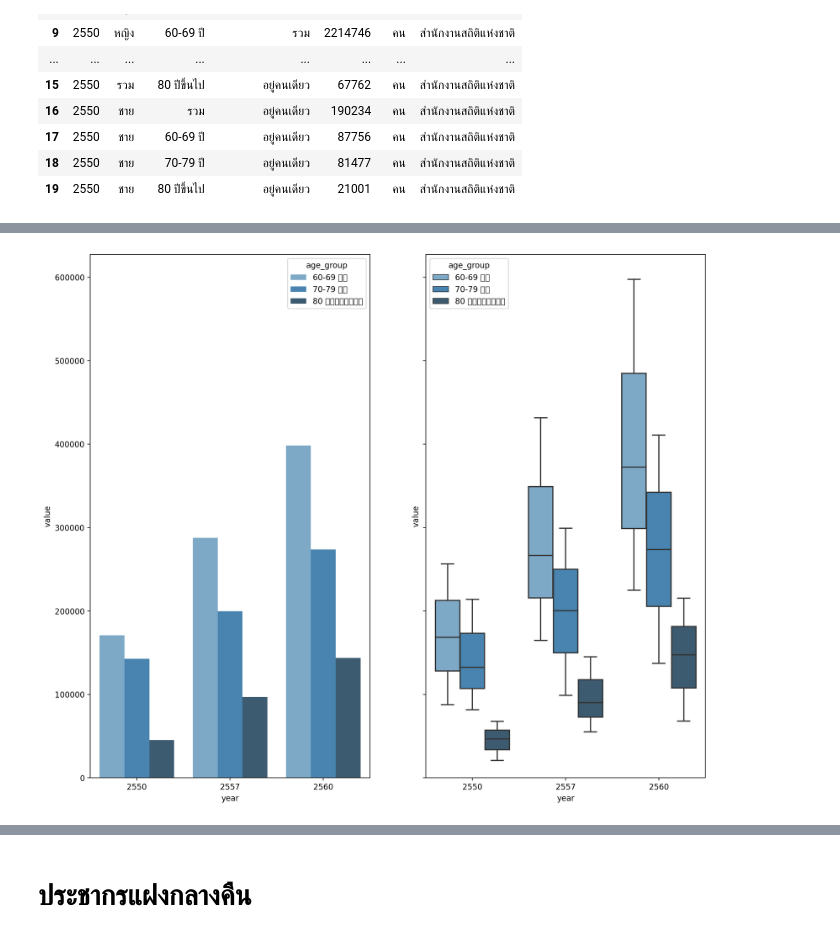
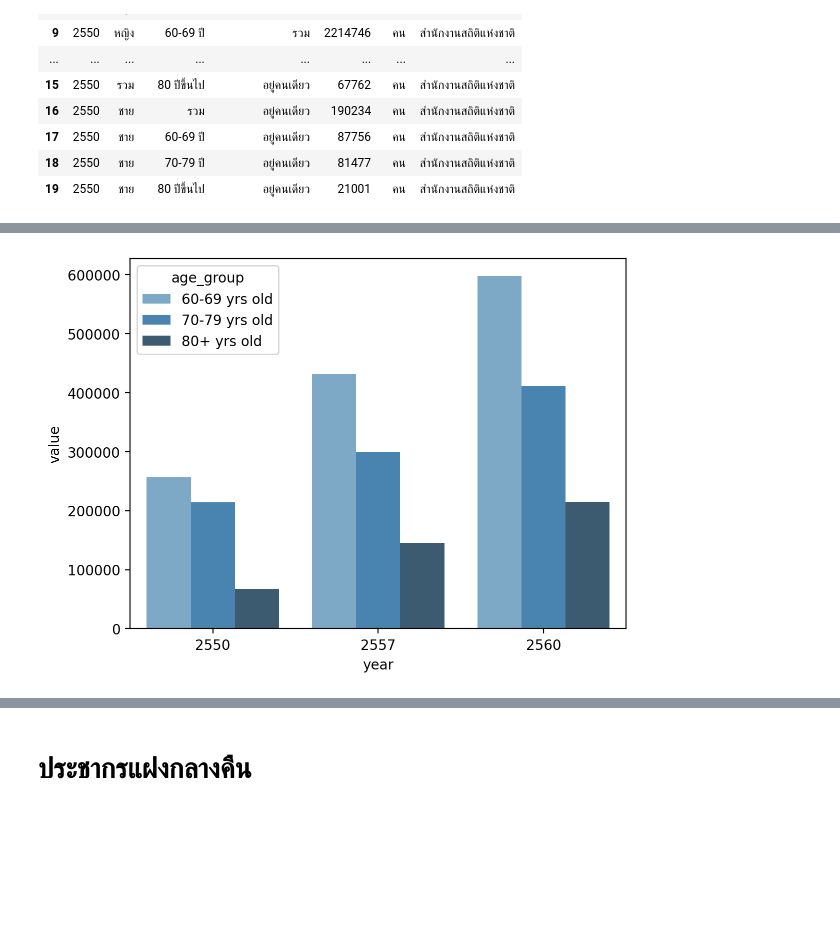
Before and after one commit to Zylink2/Machine_Learning_Project_2, a Jupyter notebook: Com/Test_Com2.ipynb, the cells around one changed output, grey strips where cells are left out. Cells and saved outputs as stored; diff of their text form; code cells hidden in the pictures; blank space fills up the shorter version.

```diff
--- a/Com/Test_Com2.ipynb
+++ b/Com/Test_Com2.ipynb
@@ -286,6 +299,3 @@ elders.head(20)
 | 17 | 2550 | ชาย | 60-69 ปี | อยู่คนเดียว | 87756 | คน | สำนักงานสถิติแห่งชาติ |
 | 18 | 2550 | ชาย | 70-79 ปี | อยู่คนเดียว | 81477 | คน | สำนักงานสถิติแห่งชาติ |
 | 19 | 2550 | ชาย | 80 ปีขึ้นไป | อยู่คนเดียว | 21001 | คน | สำนักงานสถิติแห่งชาติ |
-# %%
-elders = elders[(elders['type_of_con_mat'] == 'อยู่คนเดียว') & (elders['age_group'] != 'รวม')].copy()
-elders
@@ -309,0 +332,7 @@ elders
+# %%
+# elders[['sex', 'age_group','type_of_con_mat']] = elders[['sex', 'age_group','type_of_con_mat']].apply(lambda x: x.str.strip())
+# elders['sex'] = elders['sex'].apply(lambda x : translate_3(x))
+# elders['age_group'] = elders['age_group'].apply(lambda x : translate_4(x))
+# elders['type_of_con_mat'] = elders['type_of_con_mat'].apply(lambda x : translate_5(x))
+elders = elders[(elders['type_of_con_mat'] == 'Alone') & (elders['age_group'] != 'All') & (elders['sex'] != 'All')].copy()
+elders
@@ -310,9 +357,8 @@ elders
 # %%
-fig, ax = plt.subplots(1,2, figsize=(14,12), sharey=True)
-grid1 = sns.barplot(elders, x = 'year', hue = 'age_group', y = 'value', palette='Blues_d', errorbar=None, ax=ax[0])
-grid2 = sns.boxplot(elders, x = 'year', hue = 'age_group', y = 'value', palette='Blues_d', ax=ax[1])
+# make widget
+grid1 = sns.barplot(elders, x = 'year', hue = 'age_group', y = 'value', palette='Blues_d', errorbar=None, estimator=sum)
 # %% [output]
-[figure, old version]
+[figure, new version]
 # %%
 g = sns.catplot(
     data=elders,
```
Also changed, not shown: parts of 17 cells of this notebook.
